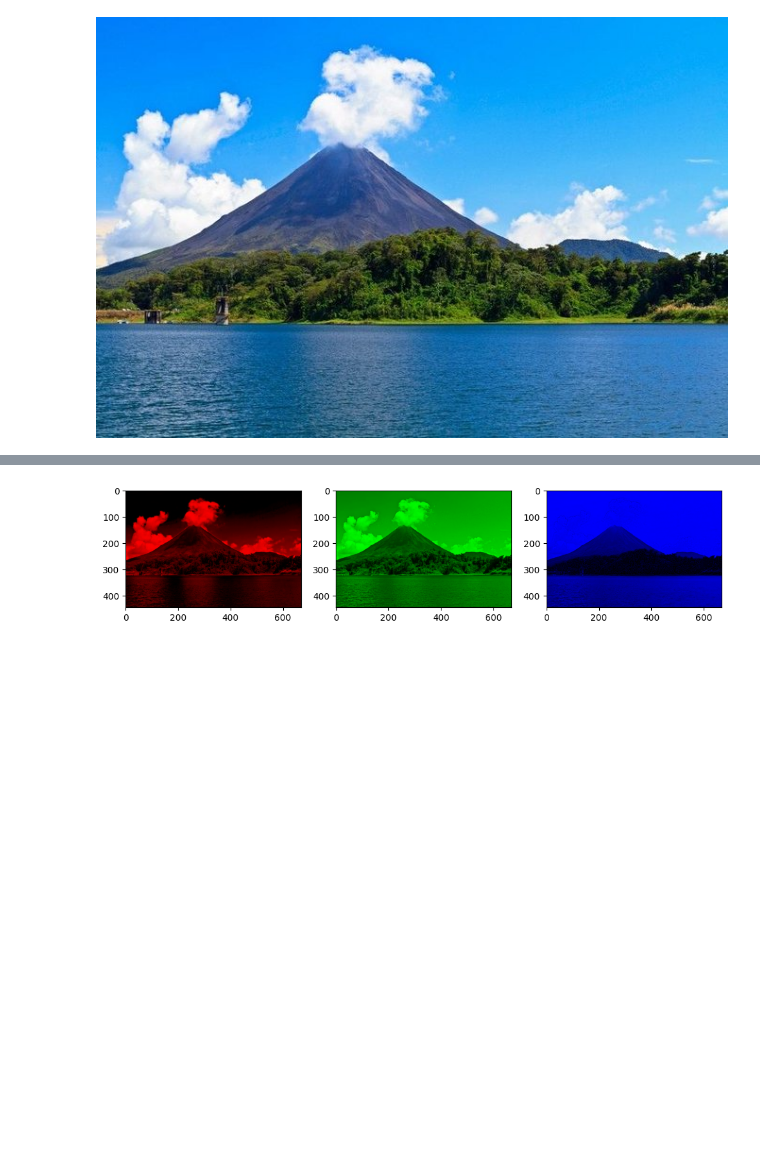
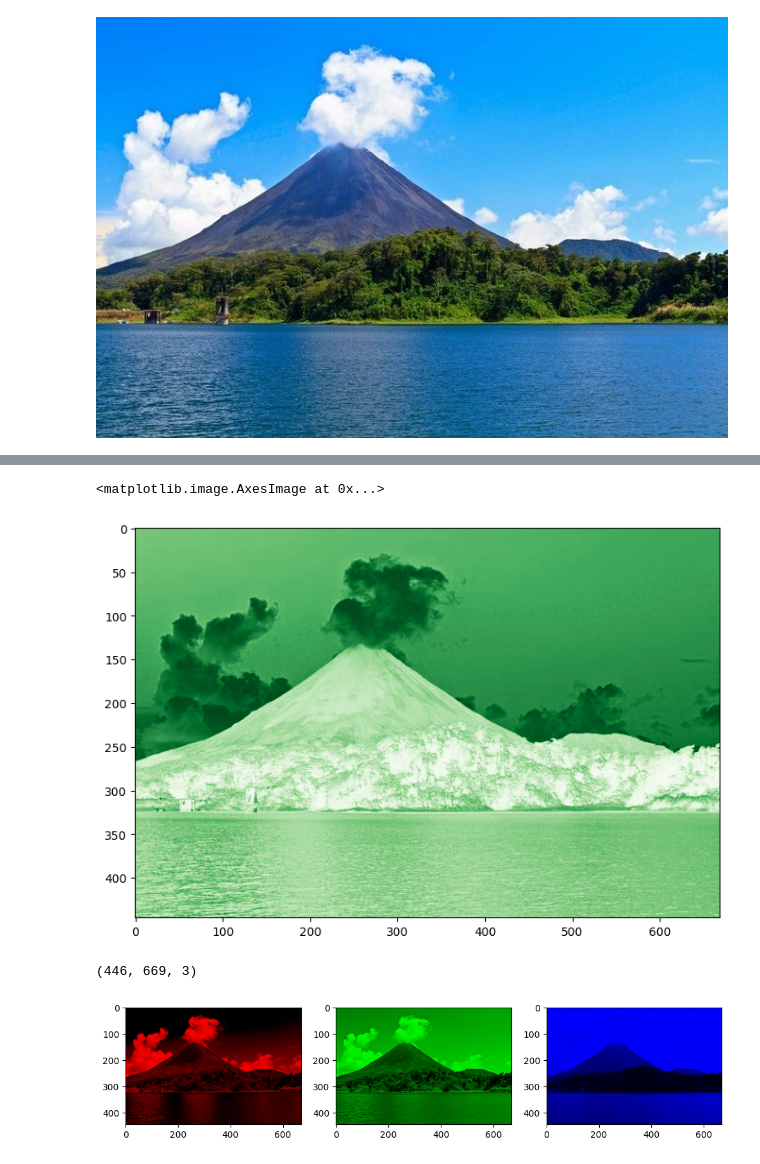
Before and after one commit to alabarga/geospatial-python-cr23, a Jupyter notebook: course/sesion-3-satellite-imaging/3.5.Bands.ipynb, the cells around one changed output, grey strips where cells are left out. Drawn from its saved outputs; the diff is of its cells as text; code cells hidden in the pictures; blank space fills up the shorter version.

```diff
--- a/course/sesion-3-satellite-imaging/3.5.Bands.ipynb
+++ b/course/sesion-3-satellite-imaging/3.5.Bands.ipynb
@@ -17,0 +47,5 @@ M.shape
+# %%
+plt.imshow(M[:,:,1], cmap='Greens')
+# %% [output]
+<matplotlib.image.AxesImage at 0x...>
+[figure, added]
@@ -18,3 +54,7 @@ M.shape
+# %%
+tmp.shape
+# %% [output]
+(446, 669, 3)
 # %%
 fig, plots = plt.subplots(ncols=3, nrows=1)
 for i, subplot in zip(range(3), plots):
```
Also changed, not shown: parts of 8 cells of this notebook, 6 other files.
